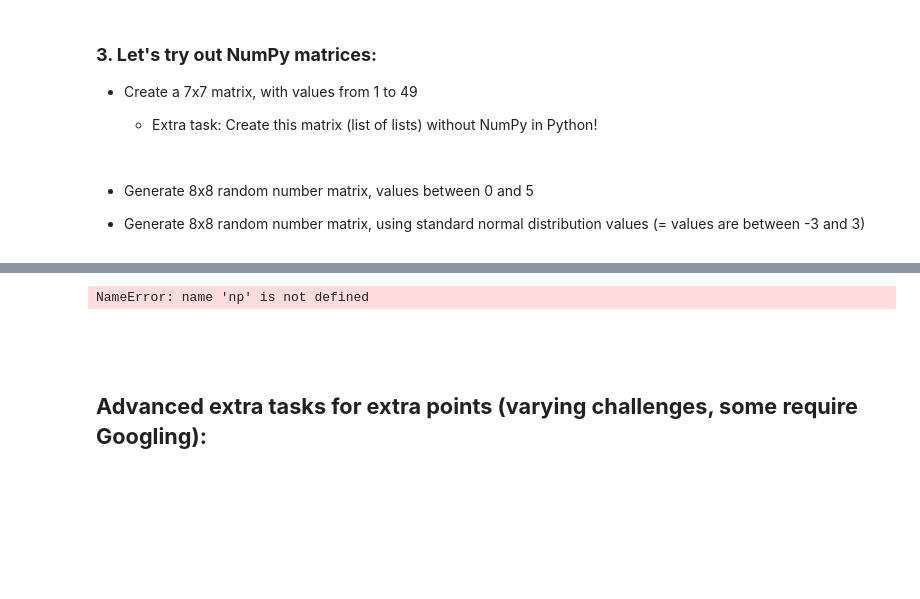
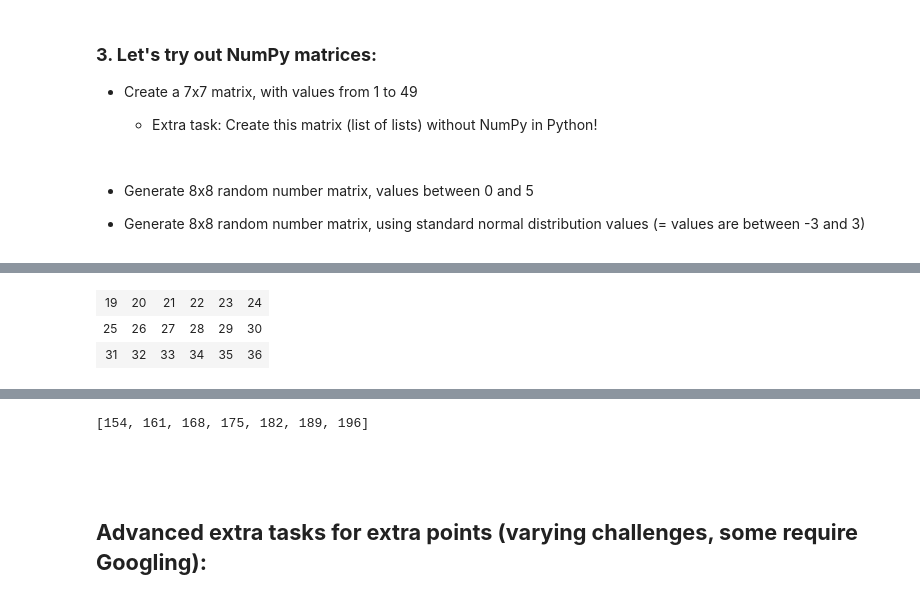
Before and after one commit to crypt0kitik/Introduction-to-Data-Analytics, a Jupyter notebook: Homework sets/Exercise set 1.ipynb, the cells around one changed output, grey strips where cells are left out. Drawn from its saved outputs; the diff is of its cells as text; code cells hidden in the pictures; blank space fills up the shorter version.

```diff
--- a/Homework sets/Exercise set 1.ipynb
+++ b/Homework sets/Exercise set 1.ipynb
@@ -260,3 +379,12 @@ NameError: name 'np' is not defined
+# %%
+# exercise 6.5, matrix slicing
+# [row; column]
+section = dataset[3:,0:]
+section
+# %% [output]
+| 19 | 20 | 21 | 22 | 23 | 24 |
+| 25 | 26 | 27 | 28 | 29 | 30 |
+| 31 | 32 | 33 | 34 | 35 | 36 |
 # %% [markdown]
 <h3><b>7. Use this matrix:</b></h3>
 
@@ -280,11 +408,55 @@ NameError: name 'np' is not defined
 
 <br><br>
 <img src="http://srv.plab.fi/~tuomasv/data_analytics_2023_images/exercise_set_1/desktopcomputer.png"/>
-# %%
-# exercise 1.7, NumPy -operations on a matrix
-dataset_2 = np.arange(1, 50).reshape(7, 7)
-# %% [output]
-NameError: name 'np' is not defined
+# %%
+# exercise 7, NumPy -operations on a matrix
+dataset_2 = np.arange(1, 50).reshape(7, 7)
+dataset_2
+
+# Add 50 to all values in the array (use broadcasting)
+added = data + 50
+added
+
+# Get the sum of all values in the dataset
+sum = np.sum(dataset_2)
+sum
+
+# Get sum of only odd numbers in the dataset
+odd_numbers = dataset_2[dataset_2 % 2 != 0]
+sum_of_odd_numbers = np.sum(odd_numbers)
+sum_of_odd_numbers
+
+# Get the standard deviation of the values in the dataset
+standard_deviation = np.std(dataset_2)
+standard_deviation
+
+# Get the sum of all values by ROW in the dataset
+sum_of_values_by_row = np.sum(dataset_2, axis=1)
+sum_of_values_by_row
+
+# Get the sum of all values by COLUMN in the dataset (tip, use the axis –parameter)
+sum_of_values_by_column = np.sum(dataset_2, axis=0)
+sum_of_values_by_column
+
+# Extra task: total sum and column sum exercises without NumPy in Python!
+
+# Total sum
+total_sum = 0
+for row in dataset_2:
+    for value in row:
+        total_sum += value
+
+total_sum
+
+# Column sum
+column_sum = [0] * len(dataset_2[0])
+for row in dataset_2:
+    for i, value in enumerate(row):
+        column_sum[i] += value
+
+column_sum
+# %% [output]
+[154, 161, 168, 175, 182, 189, 196]
 # %% [markdown]
 <br><br>
 <h2><b>Advanced extra tasks for extra points (varying challenges, some require Googling):</b></h2>
```
Also changed, not shown: parts of 14 cells of this notebook, 10 other files.
